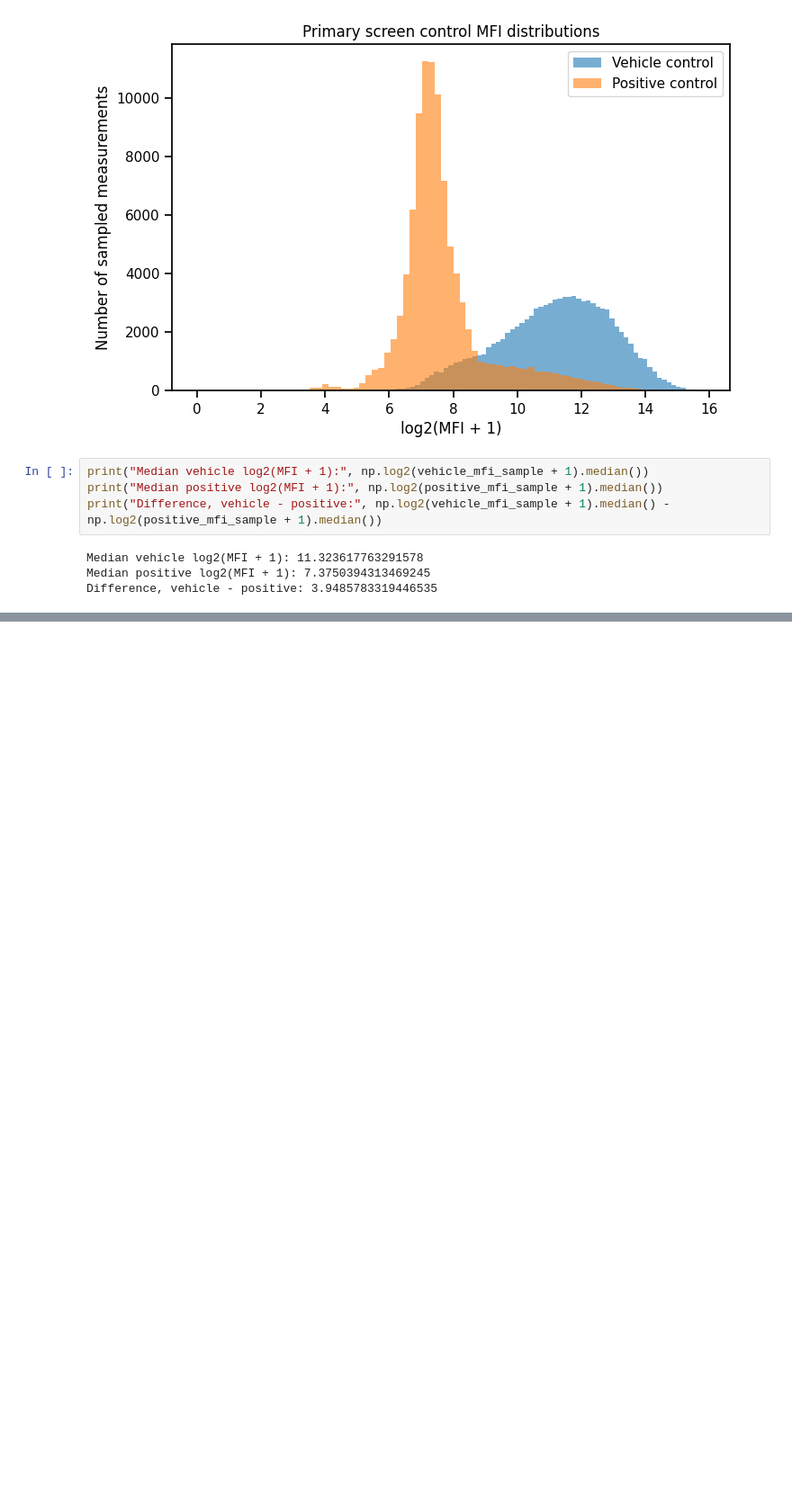
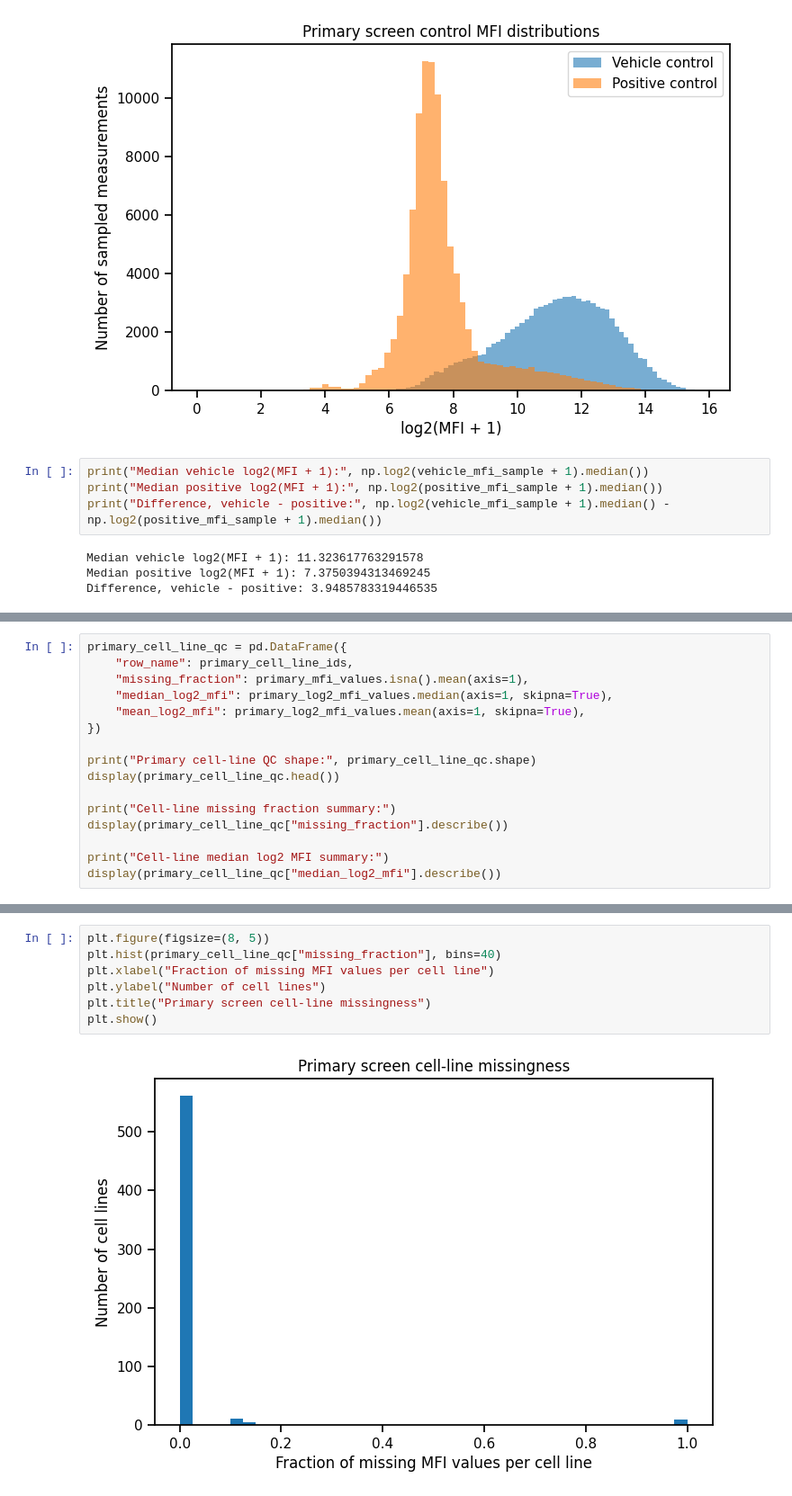
Before and after one commit to shashankshrishrimal-source/Code-for-assignment, a Jupyter notebook: notebooks/prism_repurposing_analysis.ipynb, the cells around one changed output, grey strips where cells are left out. Shown at 90% size. Cells and saved outputs as stored; diff of their text form; blank space fills up the shorter version.

```diff
--- a/notebooks/prism_repurposing_analysis.ipynb
+++ b/notebooks/prism_repurposing_analysis.ipynb
@@ -983,0 +1085,16 @@ Difference, vehicle - positive: 3.9485783319446535
+# %%
+primary_cell_line_qc = pd.DataFrame({
+    "row_name": primary_cell_line_ids,
+    "missing_fraction": primary_mfi_values.isna().mean(axis=1),
+    "median_log2_mfi": primary_log2_mfi_values.median(axis=1, skipna=True),
+    "mean_log2_mfi": primary_log2_mfi_values.mean(axis=1, skipna=True),
+})
+
+print("Primary cell-line QC shape:", primary_cell_line_qc.shape)
+display(primary_cell_line_qc.head())
+
+print("Cell-line missing fraction summary:")
+display(primary_cell_line_qc["missing_fraction"].describe())
+
+print("Cell-line median log2 MFI summary:")
+display(primary_cell_line_qc["median_log2_mfi"].describe())
@@ -983,0 +1129,9 @@ Difference, vehicle - positive: 3.9485783319446535
+# %%
+plt.figure(figsize=(8, 5))
+plt.hist(primary_cell_line_qc["missing_fraction"], bins=40)
+plt.xlabel("Fraction of missing MFI values per cell line")
+plt.ylabel("Number of cell lines")
+plt.title("Primary screen cell-line missingness")
+plt.show()
+# %% [output]
+[figure, added]
```
Also changed, not shown: parts of 30 cells of this notebook, 1 other file.
